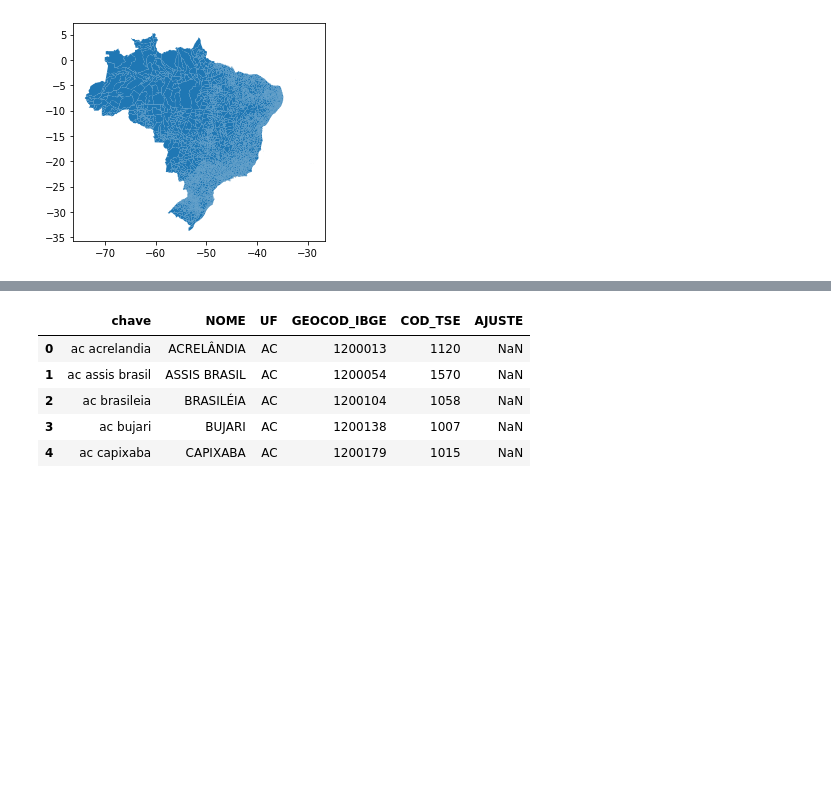
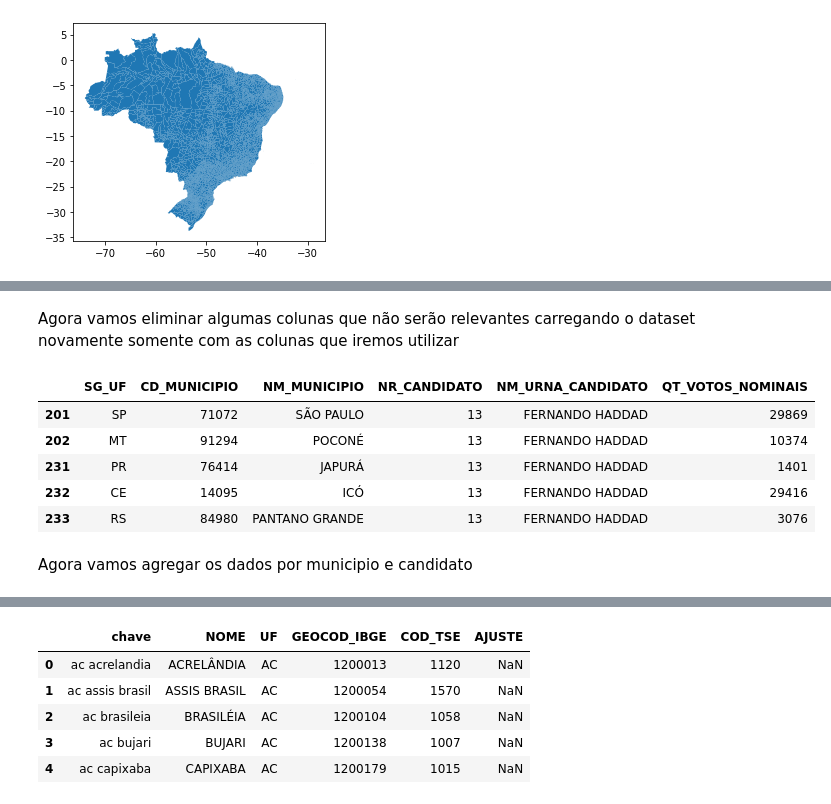
Before and after one commit to allanbraquiel/Data_Science_Projects, a Jupyter notebook: Mapa_Resultado_Eleições_2018.ipynb, the cells around one changed output, grey strips where cells are left out. Saved outputs shown, nothing was run; the diff lists cells and outputs as text; code cells hidden in the pictures; blank space fills up the shorter version.

```diff
--- a/Mapa_Resultado_Eleições_2018.ipynb
+++ b/Mapa_Resultado_Eleições_2018.ipynb
@@ -192,0 +208,2 @@ df_votacao = df_votacao[["SG_UF", "CD_MUNICIPIO", "NM_MUNICIPIO", "NR_CANDIDATO"
+# %% [markdown]
+Agora vamos eliminar algumas colunas que não serão relevantes carregando o dataset novamente somente com as colunas que iremos utilizar
@@ -192,0 +212,11 @@ df_votacao = df_votacao[["SG_UF", "CD_MUNICIPIO", "NM_MUNICIPIO", "NR_CANDIDATO"
+# %%
+df_votacao.head()
+# %% [output]
+|  | SG_UF | CD_MUNICIPIO | NM_MUNICIPIO | NR_CANDIDATO | NM_URNA_CANDIDATO | QT_VOTOS_NOMINAIS |
+| 201 | SP | 71072 | SÃO PAULO | 13 | FERNANDO HADDAD | 29869 |
+| 202 | MT | 91294 | POCONÉ | 13 | FERNANDO HADDAD | 10374 |
+| 231 | PR | 76414 | JAPURÁ | 13 | FERNANDO HADDAD | 1401 |
+| 232 | CE | 14095 | ICÓ | 13 | FERNANDO HADDAD | 29416 |
+| 233 | RS | 84980 | PANTANO GRANDE | 13 | FERNANDO HADDAD | 3076 |
+# %% [markdown]
+Agora vamos agregar os dados por municipio e candidato
```
Also changed, not shown: parts of 114 cells of this notebook.
